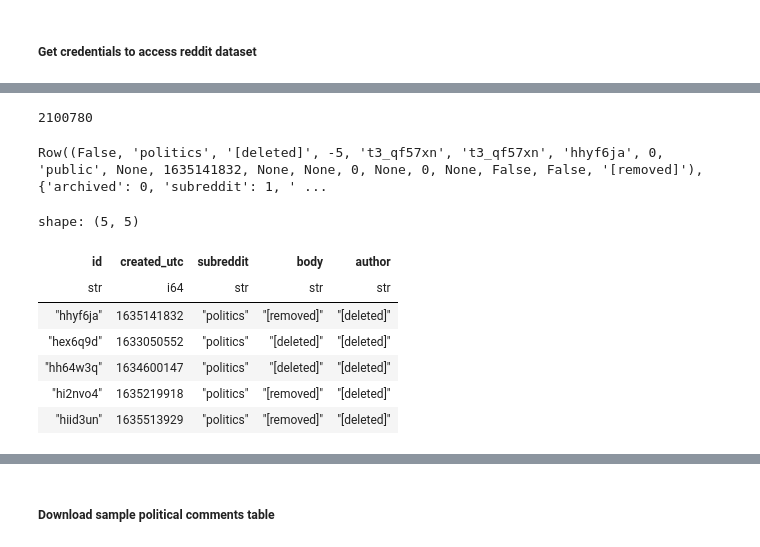
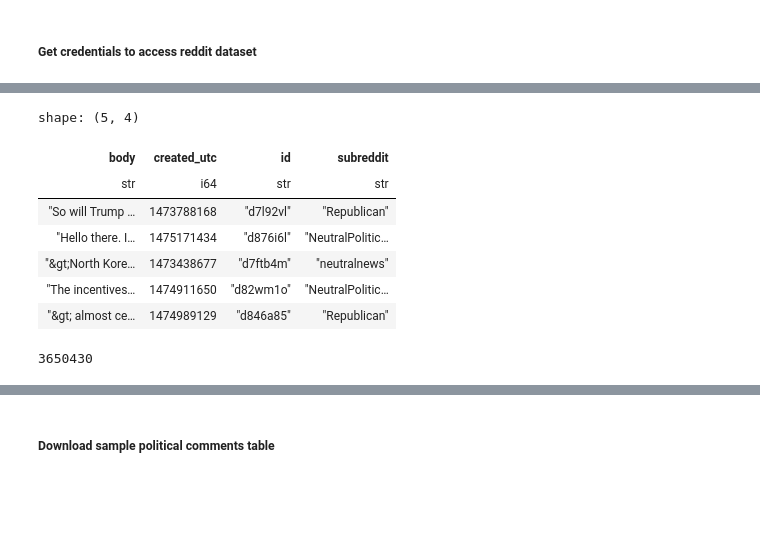
Before and after one commit to tatami-galaxy/sports-language-in-politics, a Jupyter notebook: experiments/notebooks/download_sample_politics_sports_data.ipynb, the cells around one changed output, grey strips where cells are left out. Cells and saved outputs as stored; diff of their text form; code cells hidden in the pictures; blank space fills up the shorter version.

Commit message:
metaphor matching political posts

```diff
--- a/experiments/notebooks/download_sample_politics_sports_data.ipynb
+++ b/experiments/notebooks/download_sample_politics_sports_data.ipynb
@@ -30,32 +29,34 @@ Downloaded 2100780 rows from table cmst-reddit-analysis.comments.2021_10_politic
+# %%
+columns = {
+    'body': 0, 'score_hidden': 1, 'archived': 2, 'name': 3, 'author': 4, 'author_flair_text': 5, 'downs': 6, 'created_utc': 7, 'subreddit_id': 8, 'link_id': 9, 'parent_id': 10, 'score': 11, 'retrieved_on': 12, 'controversiality': 13, 'gilded': 14, 'id': 15, 'subreddit': 16, 'ups': 17, 'distinguished': 18, 'author_flair_css_class': 19
+}
+
+# make sure these are the same keys as in columns above
+keys = ['body', 'created_utc', 'id', 'subreddit']
+df_dict = {key:[] for key in keys}
+
+table_id = 'cmst-reddit-analysis.comments.2016_9_politics'
+
+bar = tqdm(range(3650000))
+#bar = tqdm(range(10))
+rows_iter = client.list_rows(table_id) # max_results=10)
+for row in rows_iter:
+    for key in keys:
+        df_dict[key].append(row[columns[key]])
+    bar.update(1)
+
+political_df = pl.DataFrame(df_dict).drop_nulls()
+political_df.head()
+# %% [output]
+shape: (5, 4)
+| body | created_utc | id | subreddit |
+| str | i64 | str | str |
+| "So will Trump … | 1473788168 | "d7l92vl" | "Republican" |
+| "Hello there. I… | 1475171434 | "d876i6l" | "NeutralPolitic… |
+| "&gt;North Kore… | 1473438677 | "d7ftb4m" | "neutralnews" |
+| "The incentives… | 1474911650 | "d82wm1o" | "NeutralPolitic… |
+| "&gt; almost ce… | 1474989129 | "d846a85" | "Republican" |
 # %%
-len(rows)
+len(political_df)
 # %% [output]
-2100780
+3650430
-# %%
-rows[0]
-# %% [output]
-Row((False, 'politics', '[deleted]', -5, 't3_qf57xn', 't3_qf57xn', 'hhyf6ja', 0, 'public', None, 1635141832, None, None, 0, None, 0, None, False, False, '[removed]'), {'archived': 0, 'subreddit': 1, ' ...
-# %%
-columns = {
-    'archived': 0, 'subreddit': 1, 'author': 2, 'score': 3, 'link_id': 4, 'parent_id': 5, 'id': 6, 'total_awards_received': 7, 'subreddit_type': 8, 'retrieved_utc': 9, 'created_utc': 10, 'author_created_utc': 11, 'author_flair_text': 12, 'gilded': 13, 'author_premium': 14, 'controversiality': 15, 'distinguished': 16, 'stickied': 17, 'is_submitter': 18, 'body': 19
-}
-
-# make sure these are the same keys as in columns above
-keys = ['id', 'created_utc', 'subreddit', 'body', 'author']
-df_dict = {key:[] for key in keys}
-
-for row in rows:
-    for key in keys:
-        df_dict[key].append(row[columns[key]])
-
-political_df = pl.DataFrame(df_dict).drop_nulls()
-political_df.head()
-# %% [output]
-shape: (5, 5)
-| id | created_utc | subreddit | body | author |
-| str | i64 | str | str | str |
-| "hhyf6ja" | 1635141832 | "politics" | "[removed]" | "[deleted]" |
-| "hex6q9d" | 1633050552 | "politics" | "[deleted]" | "[deleted]" |
-| "hh64w3q" | 1634600147 | "politics" | "[deleted]" | "[deleted]" |
-| "hi2nvo4" | 1635219918 | "politics" | "[removed]" | "[deleted]" |
-| "hiid3un" | 1635513929 | "politics" | "[removed]" | "[deleted]" |
```
Also changed, not shown: parts of 6 cells of this notebook, 4 other files.
